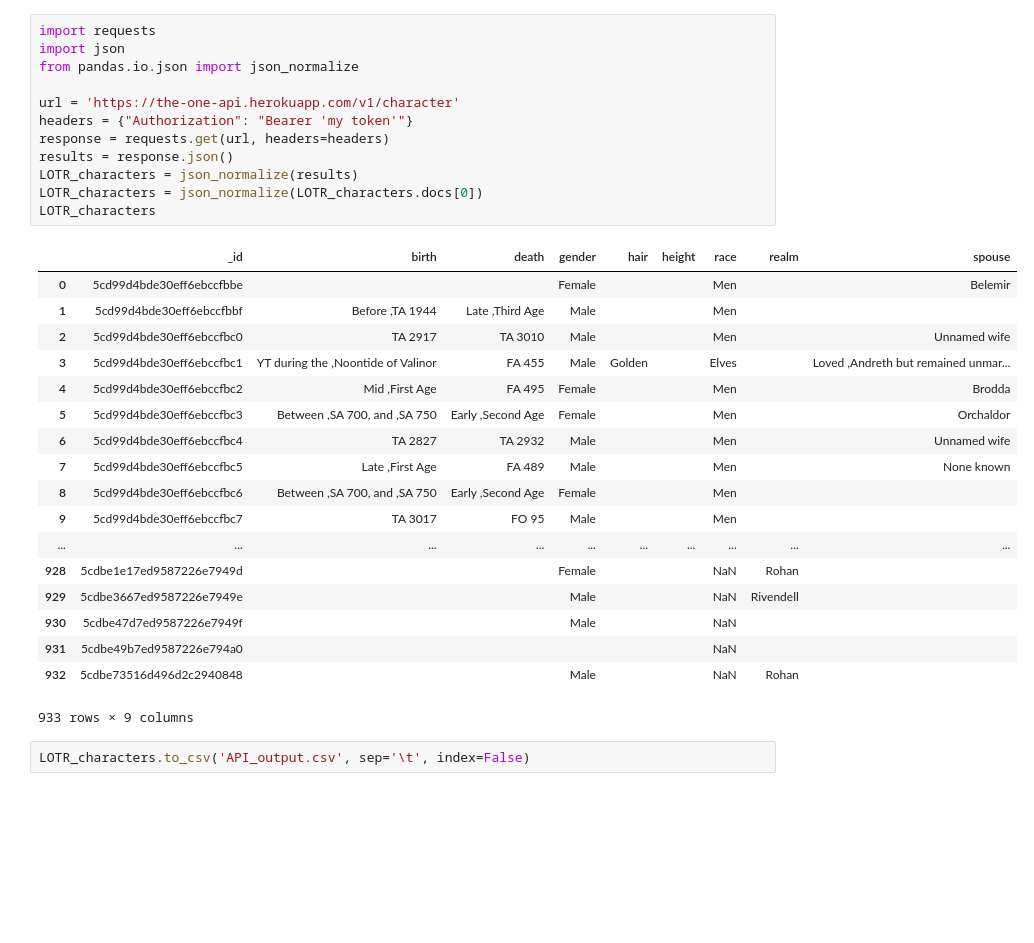
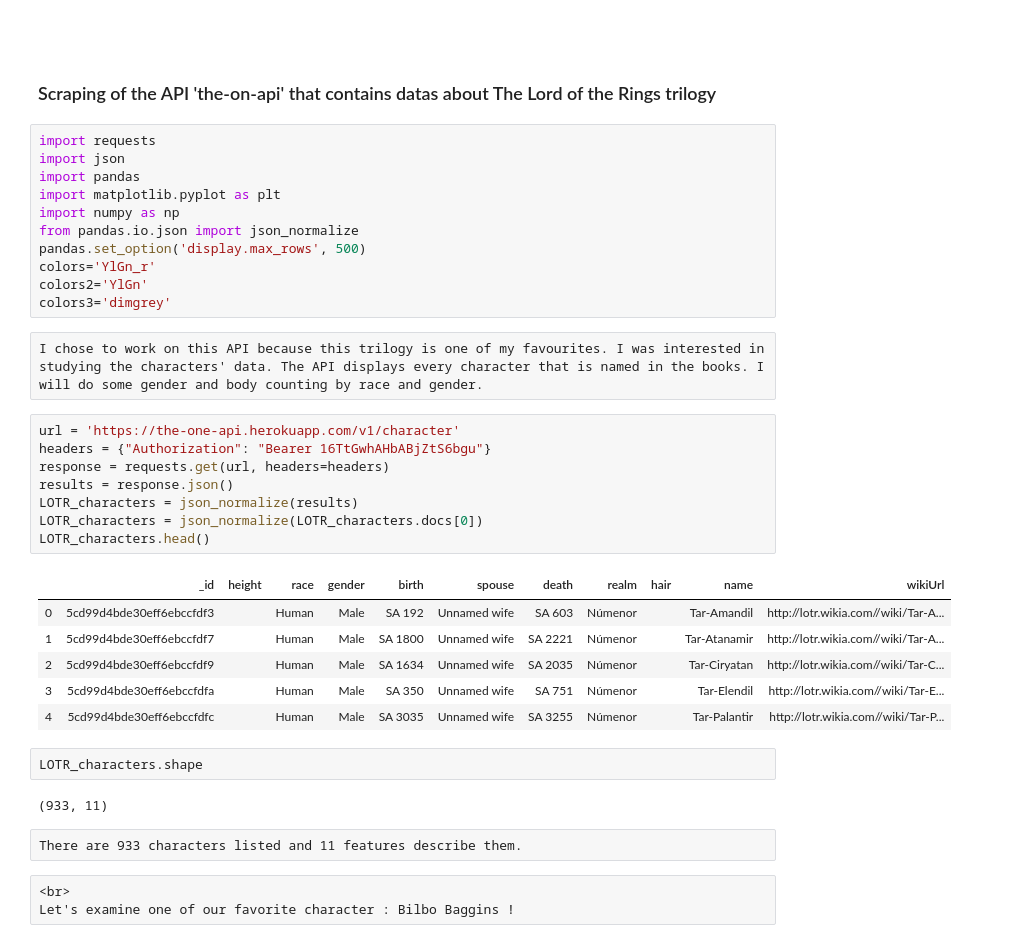
Before and after one commit to alinedebenath/ironhack-datalabs-dataparis0619-pt, a Jupyter notebook: module-1/web-project/your-code/API.ipynb, the cells around one changed output. Drawn from its saved outputs; the diff is of its cells as text; blank space fills up the shorter version.

```diff
--- a/module-1/web-project/your-code/API.ipynb
+++ b/module-1/web-project/your-code/API.ipynb
@@ -1,33 +3,41 @@
+# %% [markdown]
+<br>
+# %% [markdown]
+### Scraping of the API 'the-on-api' that contains datas about The Lord of the Rings trilogy
+# %%
+import requests
+import json
+import pandas
+import matplotlib.pyplot as plt
+import numpy as np
+from pandas.io.json import json_normalize
+pandas.set_option('display.max_rows', 500)
+colors='YlGn_r'
+colors2='YlGn'
+colors3='dimgrey'
+# %% [raw]
+I chose to work on this API because this trilogy is one of my favourites. I was interested in studying the characters' data. The API displays every character that is named in the books. I will do some gender and body counting by race and gender.
 # %%
-import requests
-import json
-from pandas.io.json import json_normalize
-
 url = 'https://the-one-api.herokuapp.com/v1/character'
-headers = {"Authorization": "Bearer 'my token'"}
+headers = {"Authorization": "Bearer 16TtGwhAHbABjZtS6bgu"}
 response = requests.get(url, headers=headers)
 results = response.json()
 LOTR_characters = json_normalize(results)
 LOTR_characters = json_normalize(LOTR_characters.docs[0])
-LOTR_characters
+LOTR_characters.head()
 # %% [output]
-|  | _id | birth | death | gender | hair | height | race | realm | spouse |
-| 0 | 5cd99d4bde30eff6ebccfbbe |  |  | Female |  |  | Men |  | Belemir |
-| 1 | 5cd99d4bde30eff6ebccfbbf | Before ,TA 1944 | Late ,Third Age | Male |  |  | Men |  |  |
-| 2 | 5cd99d4bde30eff6ebccfbc0 | TA 2917 | TA 3010 | Male |  |  | Men |  | Unnamed wife |
-| 3 | 5cd99d4bde30eff6ebccfbc1 | YT during the ,Noontide of Valinor | FA 455 | Male | Golden |  | Elves |  | Loved ,Andreth but remained unmar... |
-| 4 | 5cd99d4bde30eff6ebccfbc2 | Mid ,First Age | FA 495 | Female |  |  | Men |  | Brodda |
-| 5 | 5cd99d4bde30eff6ebccfbc3 | Between ,SA 700, and ,SA 750 | Early ,Second Age | Female |  |  | Men |  | Orchaldor |
-| 6 | 5cd99d4bde30eff6ebccfbc4 | TA 2827 | TA 2932 | Male |  |  | Men |  | Unnamed wife |
-| 7 | 5cd99d4bde30eff6ebccfbc5 | Late ,First Age | FA 489 | Male |  |  | Men |  | None known |
-| 8 | 5cd99d4bde30eff6ebccfbc6 | Between ,SA 700, and ,SA 750 | Early ,Second Age | Female |  |  | Men |  |  |
-| 9 | 5cd99d4bde30eff6ebccfbc7 | TA 3017 | FO 95 | Male |  |  | Men |  |  |
-| ... | ... | ... | ... | ... | ... | ... | ... | ... | ... |
-| 928 | 5cdbe1e17ed9587226e7949d |  |  | Female |  |  | NaN | Rohan |  |
-| 929 | 5cdbe3667ed9587226e7949e |  |  | Male |  |  | NaN | Rivendell |  |
-| 930 | 5cdbe47d7ed9587226e7949f |  |  | Male |  |  | NaN |  |  |
-| 931 | 5cdbe49b7ed9587226e794a0 |  |  |  |  |  | NaN |  |  |
-| 932 | 5cdbe73516d496d2c2940848 |  |  | Male |  |  | NaN | Rohan |  |
+|  | _id | height | race | gender | birth | spouse | death | realm | hair | name | wikiUrl |
+| 0 | 5cd99d4bde30eff6ebccfdf3 |  | Human | Male | SA 192 | Unnamed wife | SA 603 | Númenor |  | Tar-Amandil | http://lotr.wikia.com//wiki/Tar-A... |
+| 1 | 5cd99d4bde30eff6ebccfdf7 |  | Human | Male | SA 1800 | Unnamed wife | SA 2221 | Númenor |  | Tar-Atanamir | http://lotr.wikia.com//wiki/Tar-A... |
+| 2 | 5cd99d4bde30eff6ebccfdf9 |  | Human | Male | SA 1634 | Unnamed wife | SA 2035 | Númenor |  | Tar-Ciryatan | http://lotr.wikia.com//wiki/Tar-C... |
+| 3 | 5cd99d4bde30eff6ebccfdfa |  | Human | Male | SA 350 | Unnamed wife | SA 751 | Númenor |  | Tar-Elendil | http://lotr.wikia.com//wiki/Tar-E... |
+| 4 | 5cd99d4bde30eff6ebccfdfc |  | Human | Male | SA 3035 | Unnamed wife | SA 3255 | Númenor |  | Tar-Palantir | http://lotr.wikia.com//wiki/Tar-P... |
-933 rows × 9 columns
-# %%
-LOTR_characters.to_csv('API_output.csv', sep='\t', index=False)
+# %%
+LOTR_characters.shape
+# %% [output]
+(933, 11)
+# %% [raw]
+There are 933 characters listed and 11 features describe them.
+# %% [raw]
+<br>
+Let's examine one of our favorite character : Bilbo Baggins !
```
Also changed, not shown: parts of 43 cells of this notebook, 1 other file.
